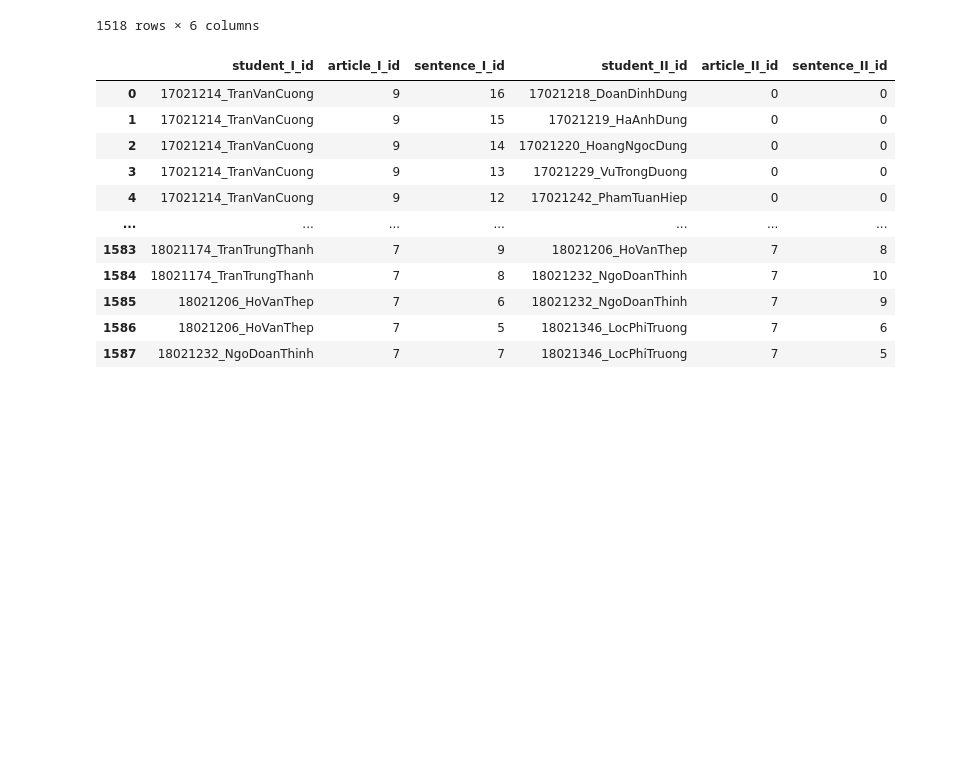
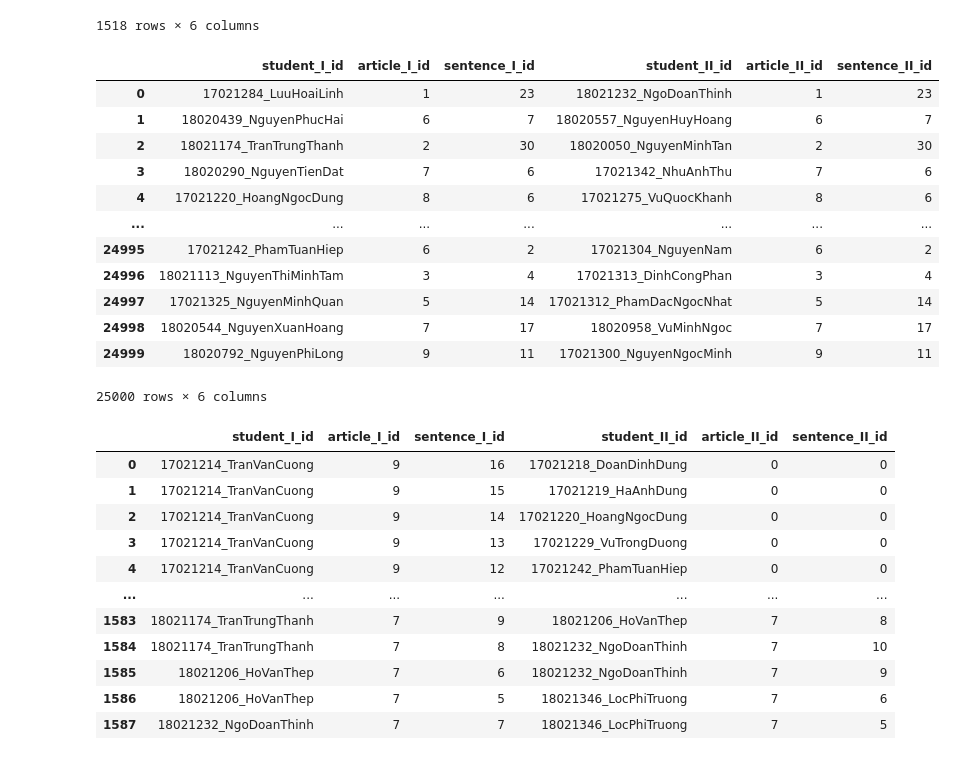
Before and after one commit to quocanuetcs/voice-recognition, a Jupyter notebook: data_processing.ipynb, the cells around one changed output. Cells and saved outputs as stored; diff of their text form; code cells hidden in the pictures; blank space fills up the shorter version.

```diff
--- a/data_processing.ipynb
+++ b/data_processing.ipynb
@@ -232,20 +236,20 @@ for student in students:
                 student_segments_indices.append((i, j))
     students_segments_indices.append(student_segments_indices)
 # %%
-# Different speakers same sentence
-audio_pairs = []
-for i in range(len(students_segments_indices)):
-    for j in range(i + 1, len(students_segments_indices)):
-        if students_segments_indices[i][i + j] is not None \
-        and students_segments_indices[j][i + j] is not None:
-            audio_pairs.append([students[i], students_segments_indices[i][i + j][0], students_segments_indices[i][i + j][1],
-                               students[j], students_segments_indices[j][i + j][0], students_segments_indices[j][i + j][1]])
-            students_segments_indices[i][i + j] = None
-            students_segments_indices[j][i + j] = None
+# # Different speakers same sentence
+# audio_pairs = []
+# for i in range(len(students_segments_indices)):
+#     for j in range(i + 1, len(students_segments_indices)):
+#         if students_segments_indices[i][i + j] is not None \
+#         and students_segments_indices[j][i + j] is not None:
+#             audio_pairs.append([students[i], students_segments_indices[i][i + j][0], students_segments_indices[i][i + j][1],
+#                                students[j], students_segments_indices[j][i + j][0], students_segments_indices[j][i + j][1]])
+#             students_segments_indices[i][i + j] = None
+#             students_segments_indices[j][i + j] = None
 
-audio_pairs_dsss_df = pd.DataFrame(audio_pairs, columns=['student_I_id', 'article_I_id', 'sentence_I_id',
-                                                         'student_II_id', 'article_II_id', 'sentence_II_id'])
-audio_pairs_dsss_df
+# audio_pairs_dsss_df = pd.DataFrame(audio_pairs, columns=['student_I_id', 'article_I_id', 'sentence_I_id',
+#                                                          'student_II_id', 'article_II_id', 'sentence_II_id'])
+# audio_pairs_dsss_df
 # %% [output]
 |  | student_I_id | article_I_id | sentence_I_id | student_II_id | article_II_id | sentence_II_id |
 | 0 | 17021214_TranVanCuong | 0 | 1 | 17021218_DoanDinhDung | 0 | 1 |
@@ -260,4 +264,37 @@ audio_pairs_dsss_df
 | 1516 | 18021206_HoVanThep | 3 | 0 | 18021346_LocPhiTruong | 3 | 0 |
 | 1517 | 18021232_NgoDoanThinh | 3 | 1 | 18021346_LocPhiTruong | 3 | 1 |
 1518 rows × 6 columns
+# %%
+# Different speakers same sentence
+DSSS_LEN = 25000
+
+audio_pairs = []
+for k in range(len(students_segments_indices[0])):
+    for i in range(len(students_segments_indices)):
+        for j in range(i + 1, len(students_segments_indices)):
+            if students_segments_indices[i][k] is not None\
+            and students_segments_indices[j][k] is not None:
+                audio_info_1 = [students[i], students_segments_indices[i][k][0], students_segments_indices[i][k][1]]
+                audio_info_2 = [students[j], students_segments_indices[j][k][0], students_segments_indices[j][k][1]]
+                if random.randrange(2) == 1:
+                    audio_info_1, audio_info_2 = audio_info_2, audio_info_1
+                audio_pairs.append(audio_info_1 + audio_info_2)
+random.shuffle(audio_pairs)
+audio_pairs_dsss_df = pd.DataFrame(audio_pairs[:DSSS_LEN], columns=['student_I_id', 'article_I_id', 'sentence_I_id',
+                                                                    'student_II_id', 'article_II_id', 'sentence_II_id'])
+audio_pairs_dsss_df
+# %% [output]
+|  | student_I_id | article_I_id | sentence_I_id | student_II_id | article_II_id | sentence_II_id |
+| 0 | 17021284_LuuHoaiLinh | 1 | 23 | 18021232_NgoDoanThinh | 1 | 23 |
+| 1 | 18020439_NguyenPhucHai | 6 | 7 | 18020557_NguyenHuyHoang | 6 | 7 |
+| 2 | 18021174_TranTrungThanh | 2 | 30 | 18020050_NguyenMinhTan | 2 | 30 |
+| 3 | 18020290_NguyenTienDat | 7 | 6 | 17021342_NhuAnhThu | 7 | 6 |
+| 4 | 17021220_HoangNgocDung | 8 | 6 | 17021275_VuQuocKhanh | 8 | 6 |
+| ... | ... | ... | ... | ... | ... | ... |
+| 24995 | 17021242_PhamTuanHiep | 6 | 2 | 17021304_NguyenNam | 6 | 2 |
+| 24996 | 18021113_NguyenThiMinhTam | 3 | 4 | 17021313_DinhCongPhan | 3 | 4 |
+| 24997 | 17021325_NguyenMinhQuan | 5 | 14 | 17021312_PhamDacNgocNhat | 5 | 14 |
+| 24998 | 18020544_NguyenXuanHoang | 7 | 17 | 18020958_VuMinhNgoc | 7 | 17 |
+| 24999 | 18020792_NguyenPhiLong | 9 | 11 | 17021300_NguyenNgocMinh | 9 | 11 |
+25000 rows × 6 columns
 # %%
```
Also changed, not shown: parts of 12 cells of this notebook, 7 other files.
